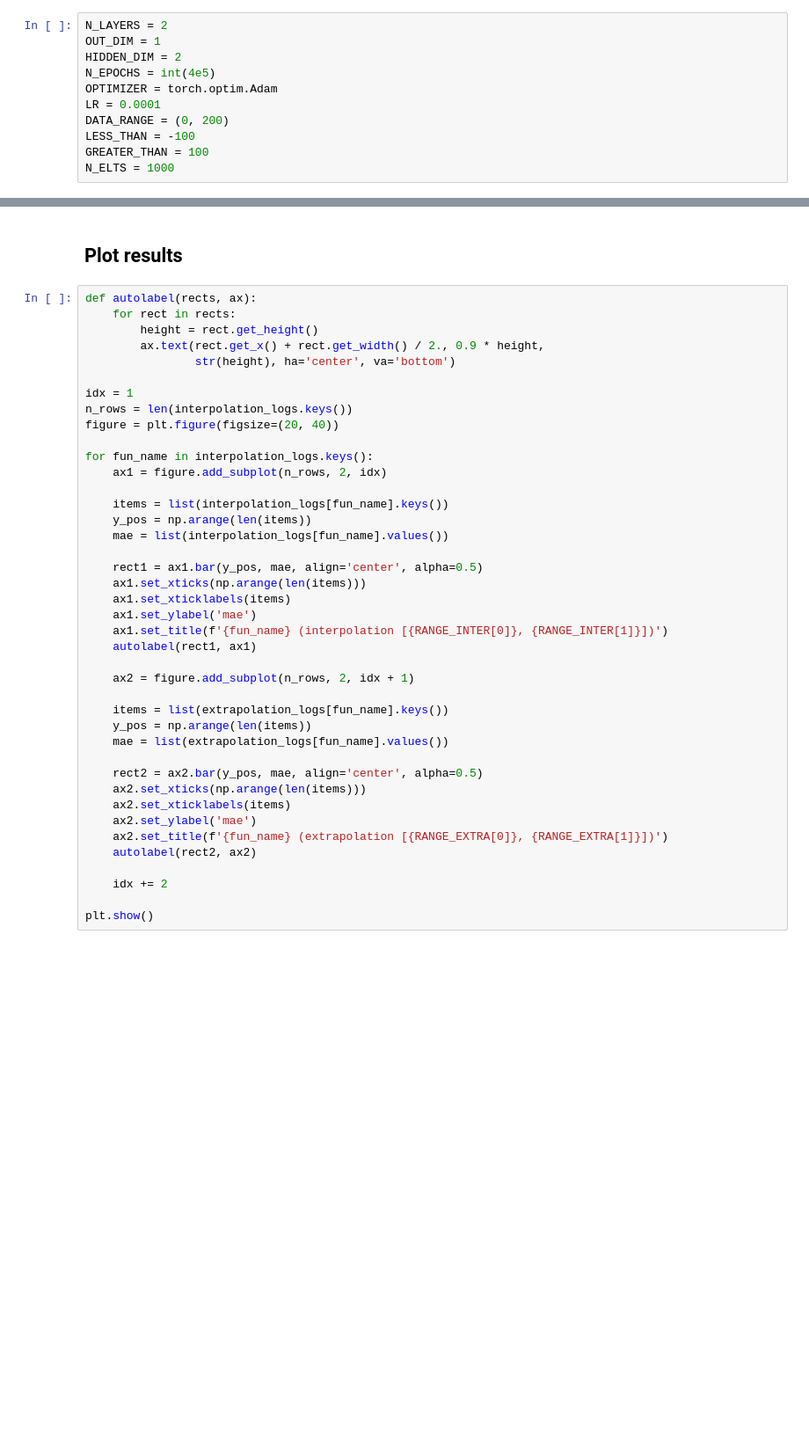
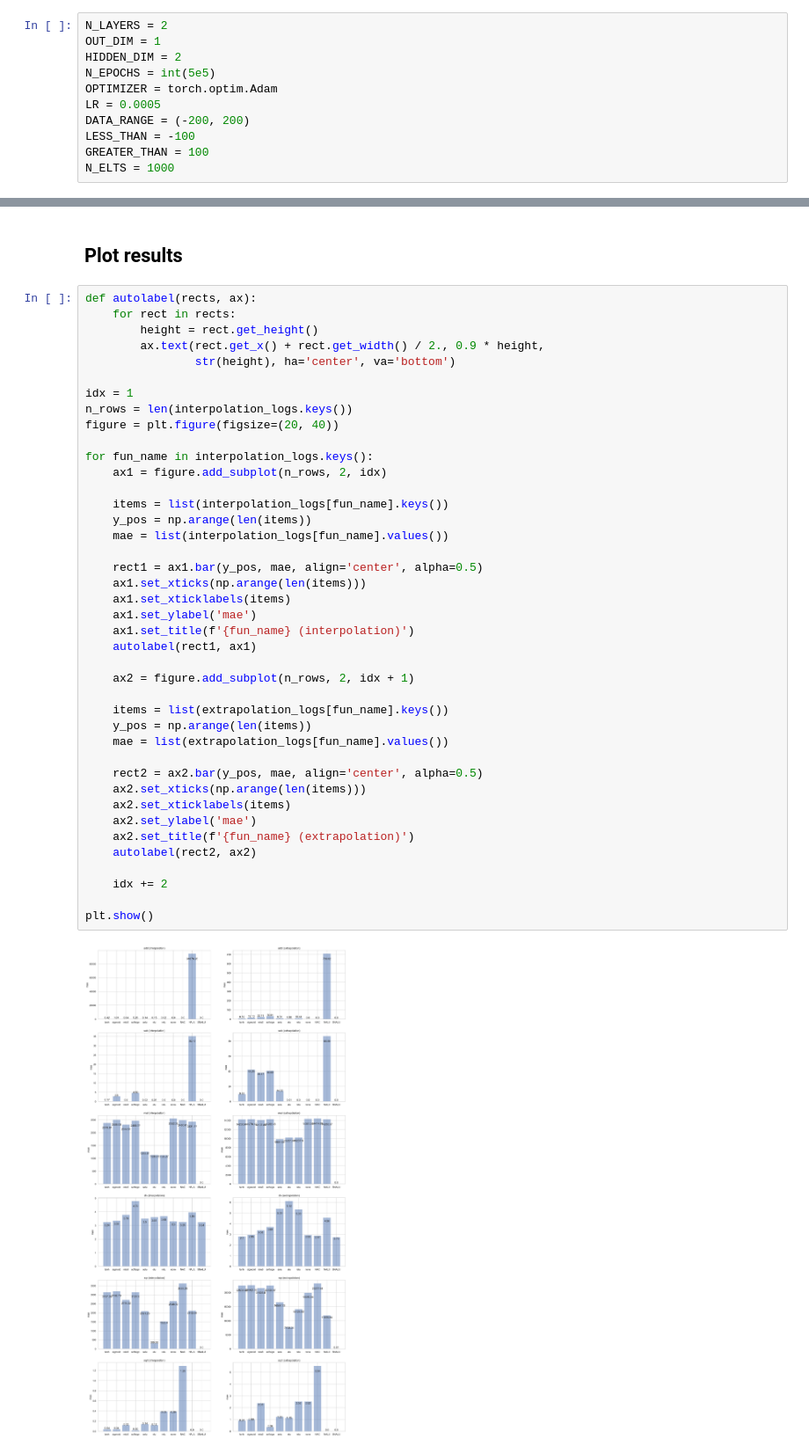
Before and after one commit to FlorianWilhelm/snalu.pytorch, a Jupyter notebook: train.ipynb, the cells around one changed output, grey strips where cells are left out. Shown at 88% size. Saved outputs shown, nothing was run; the diff lists cells and outputs as text; blank space fills up the shorter version.

```diff
--- a/train.ipynb
+++ b/train.ipynb
@@ -123,10 +123,10 @@ models = {
 N_LAYERS = 2
 OUT_DIM = 1
 HIDDEN_DIM = 2
-N_EPOCHS = int(4e5)
+N_EPOCHS = int(5e5)
 OPTIMIZER = torch.optim.Adam
-LR = 0.0001
-DATA_RANGE = (0, 200)
+LR = 0.0005
+DATA_RANGE = (-200, 200)
 LESS_THAN = -100
 GREATER_THAN = 100
 N_ELTS = 1000
@@ -229,32 +211,34 @@ n_rows = len(interpolation_logs.keys())
 figure = plt.figure(figsize=(20, 40))
 
 for fun_name in interpolation_logs.keys():
     ax1 = figure.add_subplot(n_rows, 2, idx)
 
     items = list(interpolation_logs[fun_name].keys())
     y_pos = np.arange(len(items))
     mae = list(interpolation_logs[fun_name].values())
 
     rect1 = ax1.bar(y_pos, mae, align='center', alpha=0.5)
     ax1.set_xticks(np.arange(len(items)))
     ax1.set_xticklabels(items)
     ax1.set_ylabel('mae')
-    ax1.set_title(f'{fun_name} (interpolation [{RANGE_INTER[0]}, {RANGE_INTER[1]}])')
+    ax1.set_title(f'{fun_name} (interpolation)')
     autolabel(rect1, ax1)
 
     ax2 = figure.add_subplot(n_rows, 2, idx + 1)
 
     items = list(extrapolation_logs[fun_name].keys())
     y_pos = np.arange(len(items))
     mae = list(extrapolation_logs[fun_name].values())
 
     rect2 = ax2.bar(y_pos, mae, align='center', alpha=0.5)
     ax2.set_xticks(np.arange(len(items)))
     ax2.set_xticklabels(items)
     ax2.set_ylabel('mae')
-    ax2.set_title(f'{fun_name} (extrapolation [{RANGE_EXTRA[0]}, {RANGE_EXTRA[1]}])')
+    ax2.set_title(f'{fun_name} (extrapolation)')
     autolabel(rect2, ax2)
 
     idx += 2
 
 plt.show()
+# %% [output]
+[figure, added]
```
Also changed, not shown: parts of 4 cells of this notebook.
